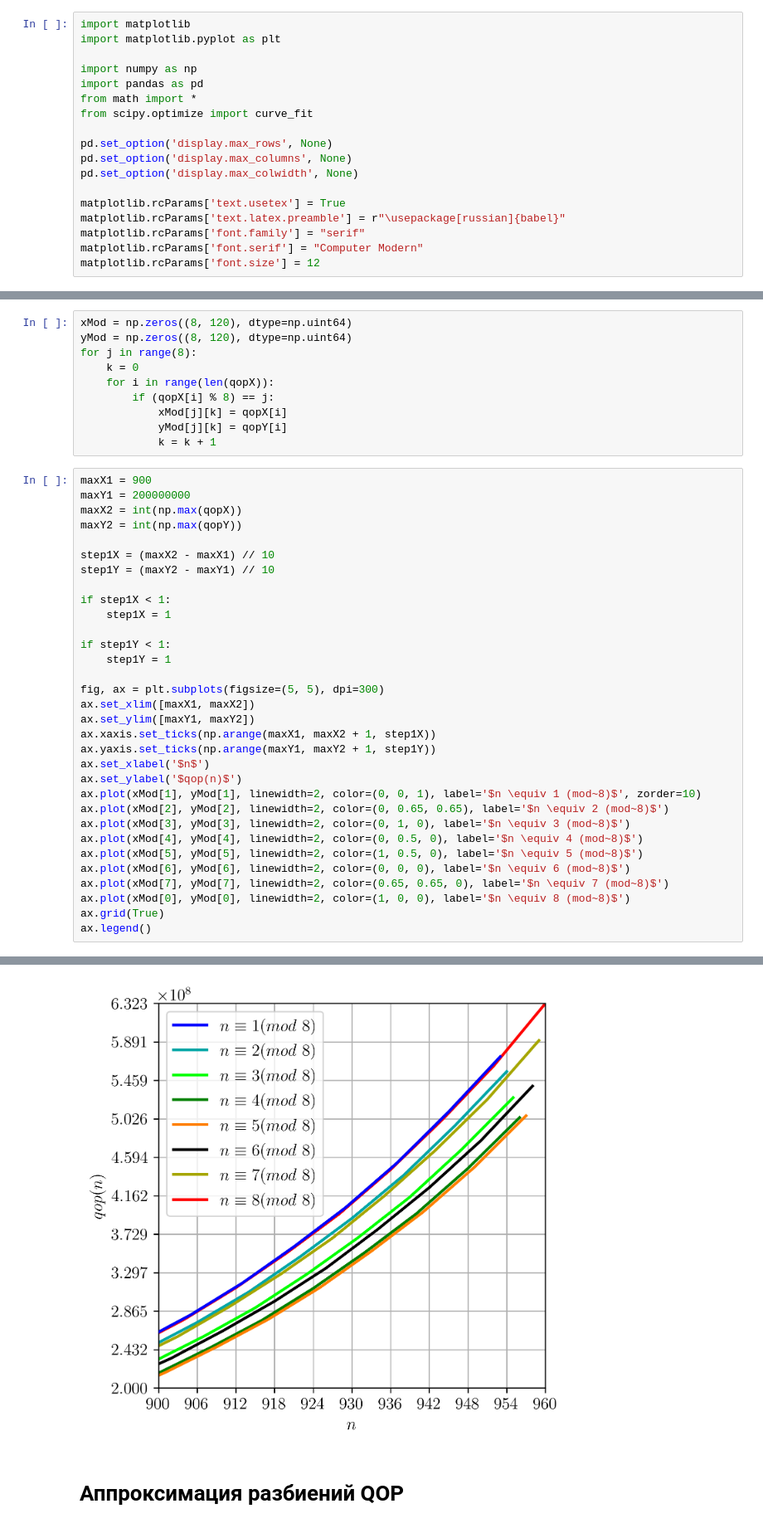
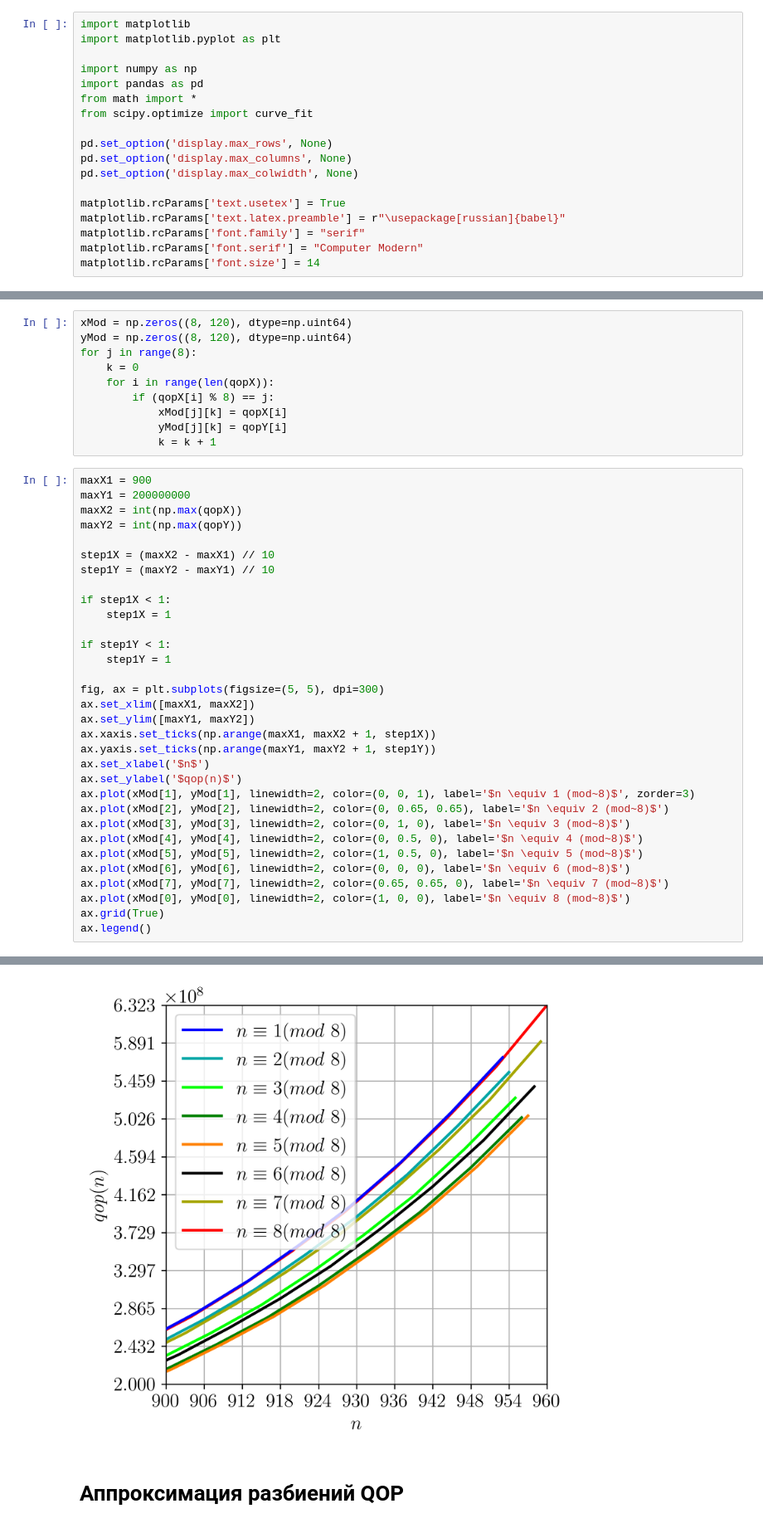
Before and after one commit to SashaSamoilov/qop-partitions, a Jupyter notebook: charts/charts.ipynb, the cells around one changed output, grey strips where cells are left out. Shown at 83% size. Saved outputs shown, nothing was run; the diff lists cells and outputs as text.

```diff
--- a/charts/charts.ipynb
+++ b/charts/charts.ipynb
@@ -15,7 +15,7 @@ matplotlib.rcParams['text.usetex'] = True
 matplotlib.rcParams['text.latex.preamble'] = r"\usepackage[russian]{babel}"
 matplotlib.rcParams['font.family'] = "serif"
 matplotlib.rcParams['font.serif'] = "Computer Modern"
-matplotlib.rcParams['font.size'] = 12
+matplotlib.rcParams['font.size'] = 14
 # %%
 def GetSet(filename):
     retY = np.zeros(0, dtype=np.longdouble)
@@ -333,35 +333,35 @@ maxY1 = 200000000
 maxX2 = int(np.max(qopX))
 maxY2 = int(np.max(qopY))
 
 step1X = (maxX2 - maxX1) // 10
 step1Y = (maxY2 - maxY1) // 10
 
 if step1X < 1:
     step1X = 1
 
 if step1Y < 1:
     step1Y = 1
 
 fig, ax = plt.subplots(figsize=(5, 5), dpi=300)
 ax.set_xlim([maxX1, maxX2])
 ax.set_ylim([maxY1, maxY2])
 ax.xaxis.set_ticks(np.arange(maxX1, maxX2 + 1, step1X))
 ax.yaxis.set_ticks(np.arange(maxY1, maxY2 + 1, step1Y))
 ax.set_xlabel('$n$')
 ax.set_ylabel('$qop(n)$')
-ax.plot(xMod[1], yMod[1], linewidth=2, color=(0, 0, 1), label='$n \equiv 1 (mod~8)$', zorder=10)
+ax.plot(xMod[1], yMod[1], linewidth=2, color=(0, 0, 1), label='$n \equiv 1 (mod~8)$', zorder=3)
 ax.plot(xMod[2], yMod[2], linewidth=2, color=(0, 0.65, 0.65), label='$n \equiv 2 (mod~8)$')
 ax.plot(xMod[3], yMod[3], linewidth=2, color=(0, 1, 0), label='$n \equiv 3 (mod~8)$')
 ax.plot(xMod[4], yMod[4], linewidth=2, color=(0, 0.5, 0), label='$n \equiv 4 (mod~8)$')
 ax.plot(xMod[5], yMod[5], linewidth=2, color=(1, 0.5, 0), label='$n \equiv 5 (mod~8)$')
 ax.plot(xMod[6], yMod[6], linewidth=2, color=(0, 0, 0), label='$n \equiv 6 (mod~8)$')
 ax.plot(xMod[7], yMod[7], linewidth=2, color=(0.65, 0.65, 0), label='$n \equiv 7 (mod~8)$')
 ax.plot(xMod[0], yMod[0], linewidth=2, color=(1, 0, 0), label='$n \equiv 8 (mod~8)$')
 ax.grid(True)
 ax.legend()
 # %% [output]
 <matplotlib.legend.Legend at 0x...>
-[figure, old version]
+[figure, new version]
 # %% [markdown]
 # Аппроксимация разбиений QOP
 # %%
```
Also changed, not shown: parts of 8 cells of this notebook.
